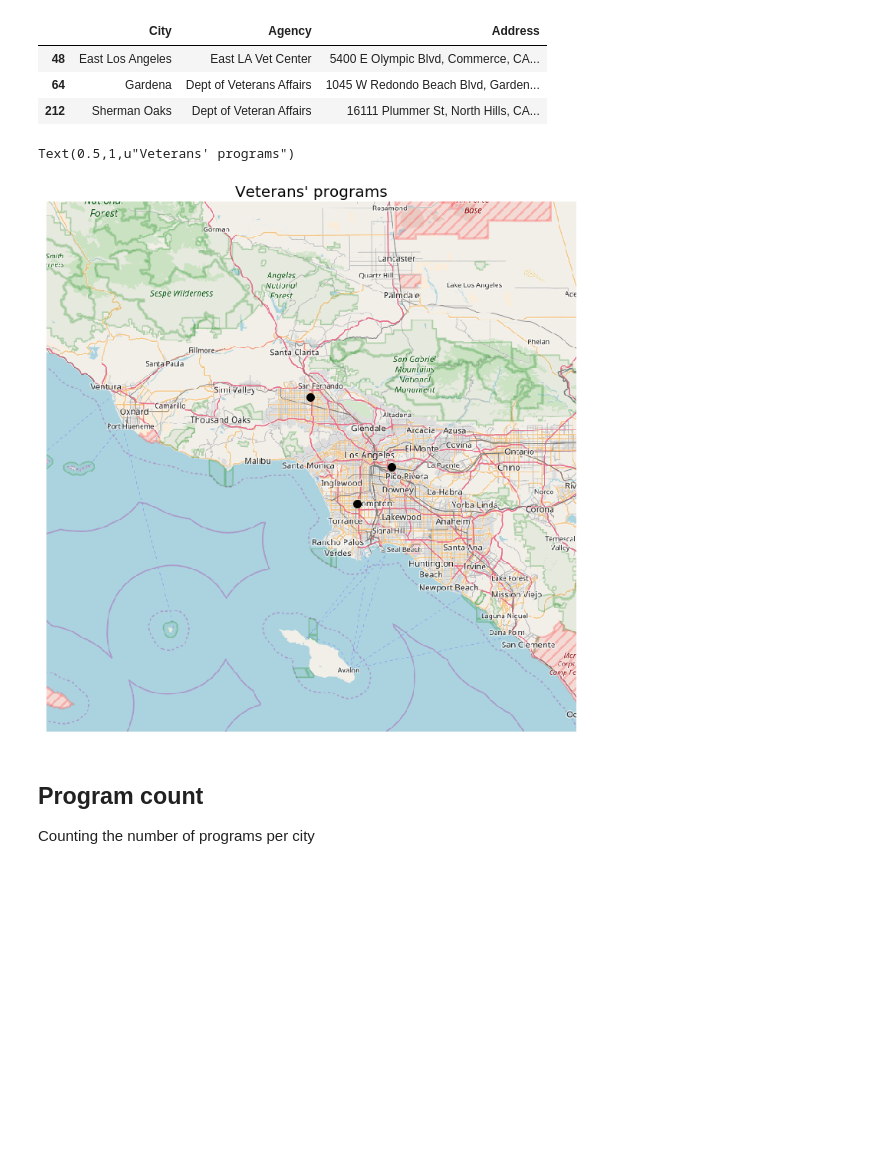
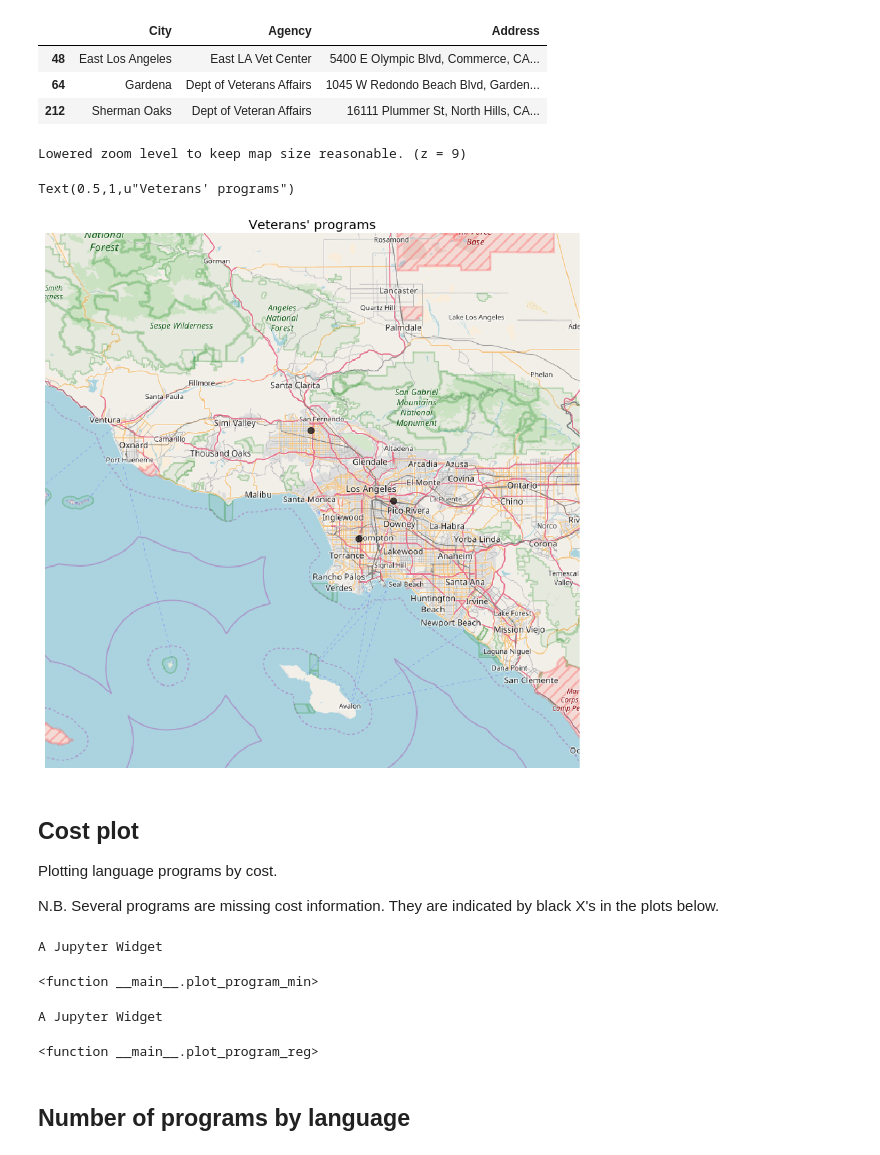
Before and after one commit to anzelpwj/DV_program_analysis, a Jupyter notebook: DV_program_analysis.ipynb, the cells around one changed output. Cells and saved outputs as stored; diff of their text form; code cells hidden in the pictures; blank space fills up the shorter version.

```diff
--- a/DV_program_analysis.ipynb
+++ b/DV_program_analysis.ipynb
@@ -38,7 +40,11 @@ data['Registration_max'] = data['Registration_max'].astype(float)
 # data['Other_costs'] = np.where(data['Other_costs'].str.startswith("?"), np.nan, data['Other_costs'])
 data['Class_min'] = np.where(data['Class_min'].str.startswith("?"), np.nan, data['Class_min'])
 data['Class_min'] = data['Class_min'].astype(float)
+data['Other_costs'] = data['Other_costs'].fillna(0)
 # data['Class_max'] = np.where(data['Class_max'].str.startswith("?"), np.nan, data['Class_max'])
+
+data['Website'] = data['Website'].str.lower() == 'yes'
+data['fees listed on website'] = data['fees listed on website'].str.lower() == 'yes'
 # %%
 no_nulls = data.dropna(subset=['Class_min'])
 
@@ -56,7 +67,7 @@ data['regular_total_cost'] = data['Registration_max'] + data['Other_costs'] + nu
 # %% [markdown]
 ## Plotting locations of programs
 # %%
-latMin = 33.6 # data['Lat'].min() ~33.75
-latMax = 34.9 # data['Lat'].max() ~34.75
+latMin = 33.75 # data['Lat'].min() ~33.75
+latMax = 34.8 # data['Lat'].max() ~34.75
 longMin = -118.9 # data['Long'].min() ~-118.8
 longMax = -117.6 # data['Long'].max() ~-117.7
@@ -235,15 +298,64 @@ vets[['City', 'Agency', 'Address']]
 | 64 | Gardena | Dept of Veterans Affairs | 1045 W Redondo Beach Blvd, Garden... |
 | 212 | Sherman Oaks | Dept of Veteran Affairs | 16111 Plummer St, North Hills, CA... |
 # %%
-smap = smopy.Map((33.5, -119., 34.5, -118.), z=9)
+smap = smopy.Map((latMin, longMin, latMax, longMax))
 x, y = smap.to_pixels(vets['Lat'], vets['Long'])
-ax = smap.show_mpl(figsize=(10, 10))
-ax.plot(x, y, 'ok', ms=10)
+ax = smap.show_mpl(figsize=(12, 12))
+ax.plot(x, y, 'ok', ms=10, alpha=0.7)
 ax.set_title("Veterans' programs", fontsize=20)
 # %% [output]
-Text(0.5,1,u"Veterans' programs")
+Lowered zoom level to keep map size reasonable. (z = 9)
+Text(0.5,1,u"Veterans' programs")
-[figure, old version]
+[figure, new version]
-# %% [markdown]
-## Program count
-
-Counting the number of programs per city
+# %% [markdown]
+## Cost plot
+
+Plotting language programs by cost.
+
+N.B. Several programs are missing cost information. They are indicated by black X's in the plots below.
+# %%
+def plot_program_min(language):
+    program_min = data[data['Language'] == language][
+        ['Lat', 'Long', 'min_total_cost']].dropna()
+    smap = smopy.Map((latMin, longMin, latMax, longMax))
+    x, y = smap.to_pixels(program_min['Lat'], program_min['Long'])
+    ax = smap.show_mpl(figsize=(14, 14))
+    cax = ax.scatter(x, y, c=program_min['min_total_cost'], cmap=plt.get_cmap('inferno'), s=150, alpha=0.8, vmin=0, vmax=3500)
+
+    program_min_nulls  = data[np.logical_and(data['Language'] == language, pd.isnull(data['regular_total_cost']))][
+        ['Lat', 'Long', 'min_total_cost']]
+    x, y = smap.to_pixels(program_min_nulls['Lat'], program_min_nulls['Long'])
+    ax.scatter(x, y, marker='x', color='k', s=100)
+
+    ax.set_title("%s program total cost, minimum" % language, fontsize=20)
+    cbar = plt.colorbar(cax, shrink=0.75, format='$%d')
+    cbar.ax.tick_params(labelsize=16)
+
+interact(plot_program_min, language=all_languages)
+# %% [output]
+A Jupyter Widget
+<function __main__.plot_program_min>
+# %%
+def plot_program_reg(language):
+    program_min = data[data['Language'] == language][
+        ['Lat', 'Long', 'regular_total_cost']].dropna()
+    smap = smopy.Map((latMin, longMin, latMax, longMax))
+    x, y = smap.to_pixels(program_min['Lat'], program_min['Long'])
+    ax = smap.show_mpl(figsize=(14, 14))
+    cax = ax.scatter(x, y, c=program_min['regular_total_cost'], cmap=plt.get_cmap('inferno'), s=150, alpha=0.8, vmin=0, vmax=8000)
+
+    program_min_nulls  = data[np.logical_and(data['Language'] == language, pd.isnull(data['regular_total_cost']))][
+        ['Lat', 'Long', 'regular_total_cost']]
+    x, y = smap.to_pixels(program_min_nulls['Lat'], program_min_nulls['Long'])
+    ax.scatter(x, y, marker='x', color='k', s=100)
+
+    ax.set_title("%s program total cost, regular" % language, fontsize=20)
+    cbar = plt.colorbar(cax, shrink=0.75, format='$%d')
+    cbar.ax.tick_params(labelsize=16)
+
+interact(plot_program_reg, language=all_languages)
+# %% [output]
+A Jupyter Widget
+<function __main__.plot_program_reg>
+# %% [markdown]
+## Number of programs by language
```
Also changed, not shown: parts of 24 cells of this notebook.
